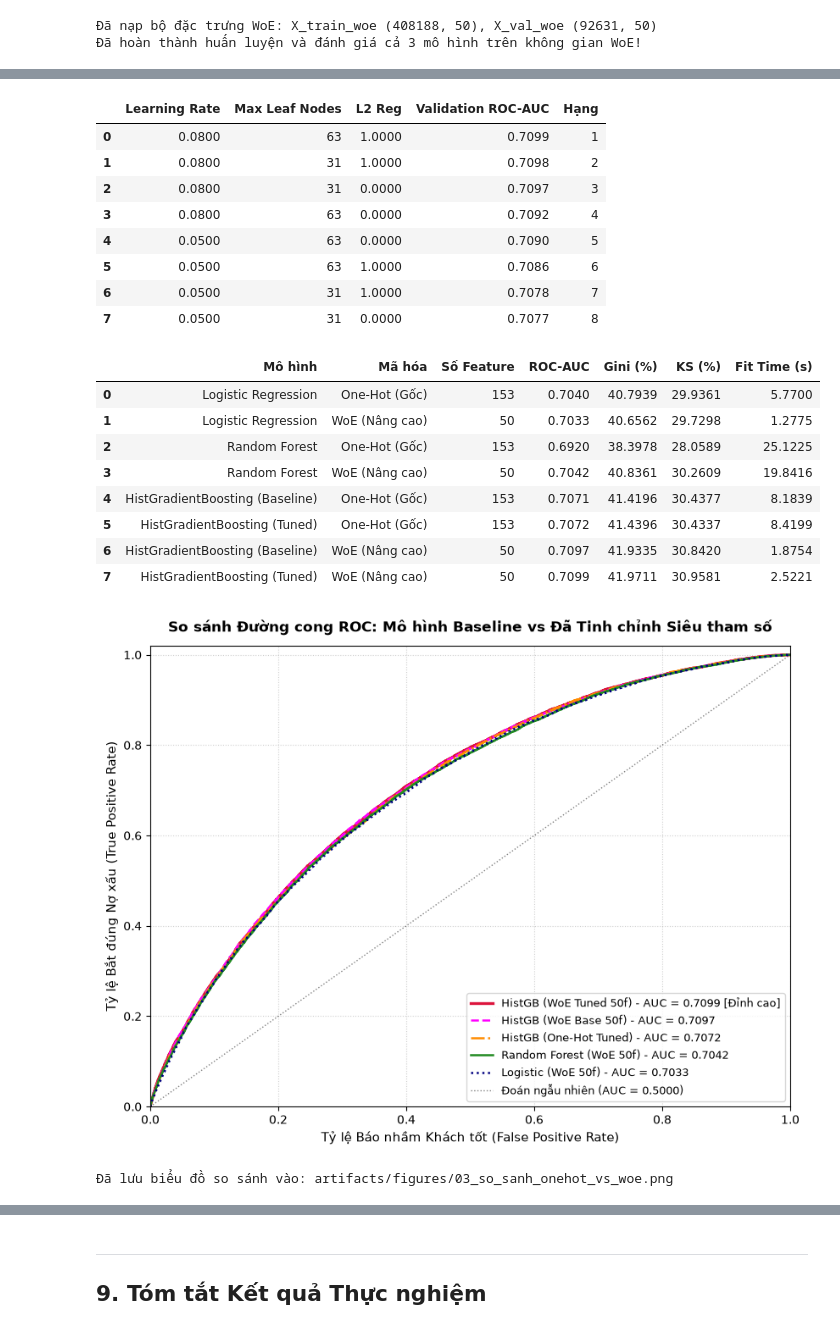
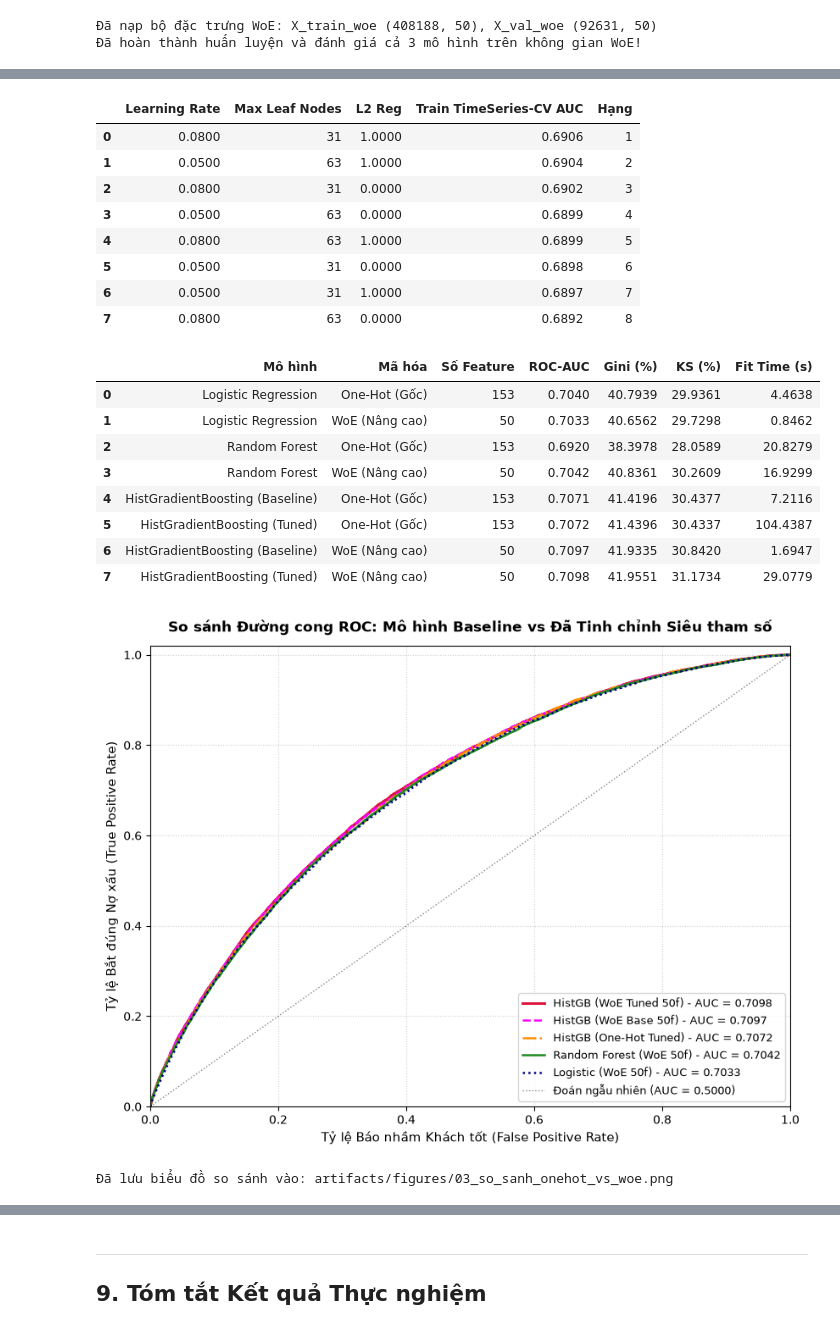
Before and after one commit to Eliza516/Lending-Club-Credit-Scoring, a Jupyter notebook: notebooks/03_logistic.ipynb, the cells around one changed output, grey strips where cells are left out. Drawn from its saved outputs; the diff is of its cells as text; code cells hidden in the pictures.

```diff
--- a/notebooks/03_logistic.ipynb
+++ b/notebooks/03_logistic.ipynb
@@ -492,36 +521,25 @@ Sau khi chứng minh bộ đặc trưng WoE giúp mô hình fit nhanh hơn gấp
 # %%
-# Chuẩn bị dữ liệu WoE cho PredefinedSplit
-X_all_woe = np.vstack([X_train_woe, X_val_woe])
-test_fold_woe = np.full(len(y_all), -1)
-test_fold_woe[len(y_train):] = 0
-ps_woe = PredefinedSplit(test_fold_woe)
-
-hgb_woe_search = HistGradientBoostingClassifier(max_iter=100, random_state=SEED)
 grid_hgb_woe = GridSearchCV(
-    hgb_woe_search,
+    HistGradientBoostingClassifier(max_iter=100, random_state=SEED),
     param_grid_hgb,
-    cv=ps_woe,
+    cv=tscv,
     scoring="roc_auc",
-    refit=False,
+    refit=True,
     n_jobs=4,
     verbose=0,
 )
 
 t0 = time.time()
-grid_hgb_woe.fit(X_all_woe, y_all)
+grid_hgb_woe.fit(X_train_woe, y_train)
 grid_time_hgb_woe = time.time() - t0
 
-# Huấn luyện mô hình tối ưu độc lập strictly trên X_train_woe
-t0_fit = time.time()
-hgb_woe_tuned = HistGradientBoostingClassifier(**grid_hgb_woe.best_params_, max_iter=100, random_state=SEED)
-hgb_woe_tuned.fit(X_train_woe, y_train)
-fit_time_hgb_woe_tuned = time.time() - t0_fit
-
+hgb_woe_tuned = grid_hgb_woe.best_estimator_
 val_prob_hgb_woe_tuned = hgb_woe_tuned.predict_proba(X_val_woe)[:, 1]
 val_m_hgb_woe_tuned = evaluate_credit_ranking(y_val, val_prob_hgb_woe_tuned)
 
-print(f"Hoàn thành GridSearchCV cho WoE trong {grid_time_hgb_woe:.2f}s (fit tối ưu: {fit_time_hgb_woe_tuned:.2f}s)!")
-print("Tham số tối ưu WoE:", grid_hgb_woe.best_params_)
-print(f"ROC-AUC sau tuning: {val_m_hgb_woe_tuned['ROC-AUC']:.4f} (WoE Baseline: {val_m_hgb_woe['ROC-AUC']:.4f}, chênh lệch: {val_m_hgb_woe_tuned['ROC-AUC'] - val_m_hgb_woe['ROC-AUC']:+.4f})")
-print(f"KS Statistic sau tuning: {val_m_hgb_woe_tuned['KS Statistic']:.1%} (WoE Baseline: {val_m_hgb_woe['KS Statistic']:.1%})")
+print(f"Hoàn thành TimeSeriesSplit GridSearchCV cho WoE trong {grid_time_hgb_woe:.2f}s!")
+print("Tham số tối ưu WoE (chọn trong train):", grid_hgb_woe.best_params_)
+print(f"Điểm ROC-AUC trung bình trên CV train: {grid_hgb_woe.best_score_:.4f}")
+print(f"ROC-AUC đánh giá trên tập Validation: {val_m_hgb_woe_tuned['ROC-AUC']:.4f} (WoE Baseline: {val_m_hgb_woe['ROC-AUC']:.4f})")
+print(f"KS Statistic trên tập Validation:     {val_m_hgb_woe_tuned['KS Statistic']:.1%} (WoE Baseline: {val_m_hgb_woe['KS Statistic']:.1%})")
 # %% [output]
@@ -537,20 +556,20 @@ cv_results_hgb_woe.rename(columns={
     "param_learning_rate": "Learning Rate",
     "param_max_leaf_nodes": "Max Leaf Nodes",
     "param_l2_regularization": "L2 Reg",
-    "mean_test_score": "Validation ROC-AUC",
+    "mean_test_score": "Train TimeSeries-CV AUC",
     "rank_test_score": "Hạng"
 }, inplace=True)
 cv_results_hgb_woe
 # %% [output]
-|  | Learning Rate | Max Leaf Nodes | L2 Reg | Validation ROC-AUC | Hạng |
-| 0 | 0.0800 | 63 | 1.0000 | 0.7099 | 1 |
-| 1 | 0.0800 | 31 | 1.0000 | 0.7098 | 2 |
-| 2 | 0.0800 | 31 | 0.0000 | 0.7097 | 3 |
-| 3 | 0.0800 | 63 | 0.0000 | 0.7092 | 4 |
-| 4 | 0.0500 | 63 | 0.0000 | 0.7090 | 5 |
-| 5 | 0.0500 | 63 | 1.0000 | 0.7086 | 6 |
-| 6 | 0.0500 | 31 | 1.0000 | 0.7078 | 7 |
-| 7 | 0.0500 | 31 | 0.0000 | 0.7077 | 8 |
+|  | Learning Rate | Max Leaf Nodes | L2 Reg | Train TimeSeries-CV AUC | Hạng |
+| 0 | 0.0800 | 31 | 1.0000 | 0.6906 | 1 |
+| 1 | 0.0500 | 63 | 1.0000 | 0.6904 | 2 |
+| 2 | 0.0800 | 31 | 0.0000 | 0.6902 | 3 |
+| 3 | 0.0500 | 63 | 0.0000 | 0.6899 | 4 |
+| 4 | 0.0800 | 63 | 1.0000 | 0.6899 | 5 |
+| 5 | 0.0500 | 31 | 0.0000 | 0.6898 | 6 |
+| 6 | 0.0500 | 31 | 1.0000 | 0.6897 | 7 |
+| 7 | 0.0800 | 63 | 0.0000 | 0.6892 | 8 |
 # %%
 # Bảng so sánh trực diện: One-Hot (153 đặc trưng) vs WoE (50 đặc trưng), bao gồm trước và sau Tuning
 compare_data = [
@@ -606,7 +625,7 @@ compare_data = [
         "ROC-AUC": val_metrics_hgb_tuned["ROC-AUC"],
         "Gini (%)": val_metrics_hgb_tuned["Gini"] * 100,
         "KS (%)": val_metrics_hgb_tuned["KS Statistic"] * 100,
-        "Fit Time (s)": fit_time_hgb_tuned,
+        "Fit Time (s)": grid_time_hgb,
     },
     {
         "Mô hình": "HistGradientBoosting (Baseline)",
@@ -624,7 +643,7 @@ compare_data = [
         "ROC-AUC": val_m_hgb_woe_tuned["ROC-AUC"],
         "Gini (%)": val_m_hgb_woe_tuned["Gini"] * 100,
         "KS (%)": val_m_hgb_woe_tuned["KS Statistic"] * 100,
-        "Fit Time (s)": fit_time_hgb_woe_tuned,
+        "Fit Time (s)": grid_time_hgb_woe,
     },
 ]
 
@@ -633,14 +652,14 @@ benchmark_woe_df.to_csv(ART_DIR / "models_benchmark_woe.csv", index=False)
 benchmark_woe_df
 # %% [output]
 |  | Mô hình | Mã hóa | Số Feature | ROC-AUC | Gini (%) | KS (%) | Fit Time (s) |
-| 0 | Logistic Regression | One-Hot (Gốc) | 153 | 0.7040 | 40.7939 | 29.9361 | 5.7700 |
-| 1 | Logistic Regression | WoE (Nâng cao) | 50 | 0.7033 | 40.6562 | 29.7298 | 1.2775 |
-| 2 | Random Forest | One-Hot (Gốc) | 153 | 0.6920 | 38.3978 | 28.0589 | 25.1225 |
-| 3 | Random Forest | WoE (Nâng cao) | 50 | 0.7042 | 40.8361 | 30.2609 | 19.8416 |
-| 4 | HistGradientBoosting (Baseline) | One-Hot (Gốc) | 153 | 0.7071 | 41.4196 | 30.4377 | 8.1839 |
-| 5 | HistGradientBoosting (Tuned) | One-Hot (Gốc) | 153 | 0.7072 | 41.4396 | 30.4337 | 8.4199 |
-| 6 | HistGradientBoosting (Baseline) | WoE (Nâng cao) | 50 | 0.7097 | 41.9335 | 30.8420 | 1.8754 |
-| 7 | HistGradientBoosting (Tuned) | WoE (Nâng cao) | 50 | 0.7099 | 41.9711 | 30.9581 | 2.5221 |
+| 0 | Logistic Regression | One-Hot (Gốc) | 153 | 0.7040 | 40.7939 | 29.9361 | 4.4638 |
+| 1 | Logistic Regression | WoE (Nâng cao) | 50 | 0.7033 | 40.6562 | 29.7298 | 0.8462 |
+| 2 | Random Forest | One-Hot (Gốc) | 153 | 0.6920 | 38.3978 | 28.0589 | 20.8279 |
+| 3 | Random Forest | WoE (Nâng cao) | 50 | 0.7042 | 40.8361 | 30.2609 | 16.9299 |
+| 4 | HistGradientBoosting (Baseline) | One-Hot (Gốc) | 153 | 0.7071 | 41.4196 | 30.4377 | 7.2116 |
+| 5 | HistGradientBoosting (Tuned) | One-Hot (Gốc) | 153 | 0.7072 | 41.4396 | 30.4337 | 104.4387 |
+| 6 | HistGradientBoosting (Baseline) | WoE (Nâng cao) | 50 | 0.7097 | 41.9335 | 30.8420 | 1.6947 |
+| 7 | HistGradientBoosting (Tuned) | WoE (Nâng cao) | 50 | 0.7098 | 41.9551 | 31.1734 | 29.0779 |
 # %%
 fig, ax = plt.subplots(figsize=(8.5, 6.5))
 
@@ -648,35 +667,35 @@ fig, ax = plt.subplots(figsize=(8.5, 6.5))
 fpr_hgb_wt, tpr_hgb_wt, _ = roc_curve(y_val, val_prob_hgb_woe_tuned)
 fpr_hgb_w, tpr_hgb_w, _ = roc_curve(y_val, val_prob_hgb_woe)
 fpr_rf_w, tpr_rf_w, _ = roc_curve(y_val, val_prob_rf_woe)
 fpr_log_w, tpr_log_w, _ = roc_curve(y_val, val_score_log_woe)
 
 # Đường cong của các mô hình One-Hot (nét đứt)
 fpr_hgb_ot, tpr_hgb_ot, _ = roc_curve(y_val, val_prob_hgb_tuned)
 fpr_hgb_o, tpr_hgb_o, _ = roc_curve(y_val, val_prob_hgb)
 fpr_rf_o, tpr_rf_o, _ = roc_curve(y_val, val_prob_rf)
 
-ax.plot(fpr_hgb_wt, tpr_hgb_wt, color="crimson", lw=2.4, label=f"HistGB (WoE Tuned 50f) - AUC = {val_m_hgb_woe_tuned['ROC-AUC']:.4f} [Đỉnh cao]")
+ax.plot(fpr_hgb_wt, tpr_hgb_wt, color="crimson", lw=2.2, label=f"HistGB (WoE Tuned 50f) - AUC = {val_m_hgb_woe_tuned['ROC-AUC']:.4f}")
 ax.plot(fpr_hgb_w, tpr_hgb_w, color="magenta", linestyle="--", lw=1.8, label=f"HistGB (WoE Base 50f) - AUC = {val_m_hgb_woe['ROC-AUC']:.4f}")
 ax.plot(fpr_hgb_ot, tpr_hgb_ot, color="darkorange", linestyle="-.", lw=1.8, label=f"HistGB (One-Hot Tuned) - AUC = {val_metrics_hgb_tuned['ROC-AUC']:.4f}")
 ax.plot(fpr_rf_w, tpr_rf_w, color="forestgreen", lw=1.8, label=f"Random Forest (WoE 50f) - AUC = {val_m_rf_woe['ROC-AUC']:.4f}")
 ax.plot(fpr_log_w, tpr_log_w, color="navy", linestyle=":", lw=1.8, label=f"Logistic (WoE 50f) - AUC = {val_m_log_woe['ROC-AUC']:.4f}")
 
 ax.plot([0, 1], [0, 1], color="black", linestyle=":", lw=1.0, alpha=0.5, label="Đoán ngẫu nhiên (AUC = 0.5000)")
 ax.set_title("So sánh Đường cong ROC: Mô hình Baseline vs Đã Tinh chỉnh Siêu tham số", fontsize=12, fontweight="bold", pad=12)
 ax.set_xlabel("Tỷ lệ Báo nhầm Khách tốt (False Positive Rate)", fontsize=11)
 ax.set_ylabel("Tỷ lệ Bắt đúng Nợ xấu (True Positive Rate)", fontsize=11)
 ax.set_xlim([0.0, 1.0])
 ax.set_ylim([0.0, 1.02])
 ax.grid(True, linestyle=":", alpha=0.6)
 ax.legend(loc="lower right", fontsize=9.2)
 
 plt.tight_layout()
 fig_comp_woe_path = FIG_DIR / "03_so_sanh_onehot_vs_woe.png"
 plt.savefig(fig_comp_woe_path, dpi=300)
 plt.show()
 print(f"Đã lưu biểu đồ so sánh vào: {fig_comp_woe_path}")
 # %% [output]
-[figure, old version]
+[figure, new version]
 Đã lưu biểu đồ so sánh vào: artifacts/figures/03_so_sanh_onehot_vs_woe.png
 # %%
 rf_diff = val_m_rf_woe['ROC-AUC'] - val_metrics_rf['ROC-AUC']
```
Also changed, not shown: parts of 28 cells of this notebook, 3 other files.
